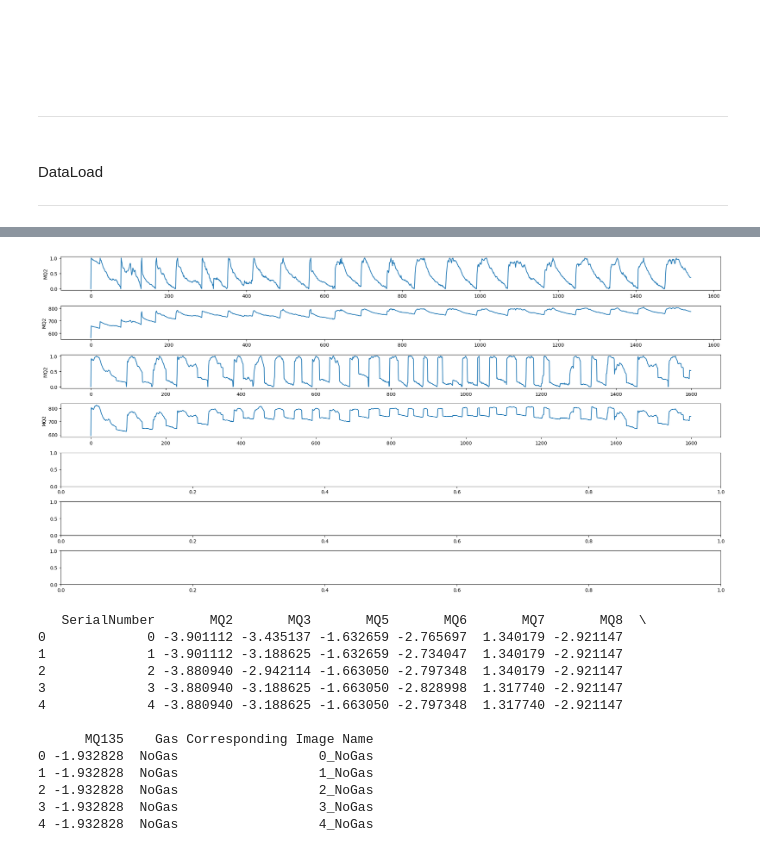
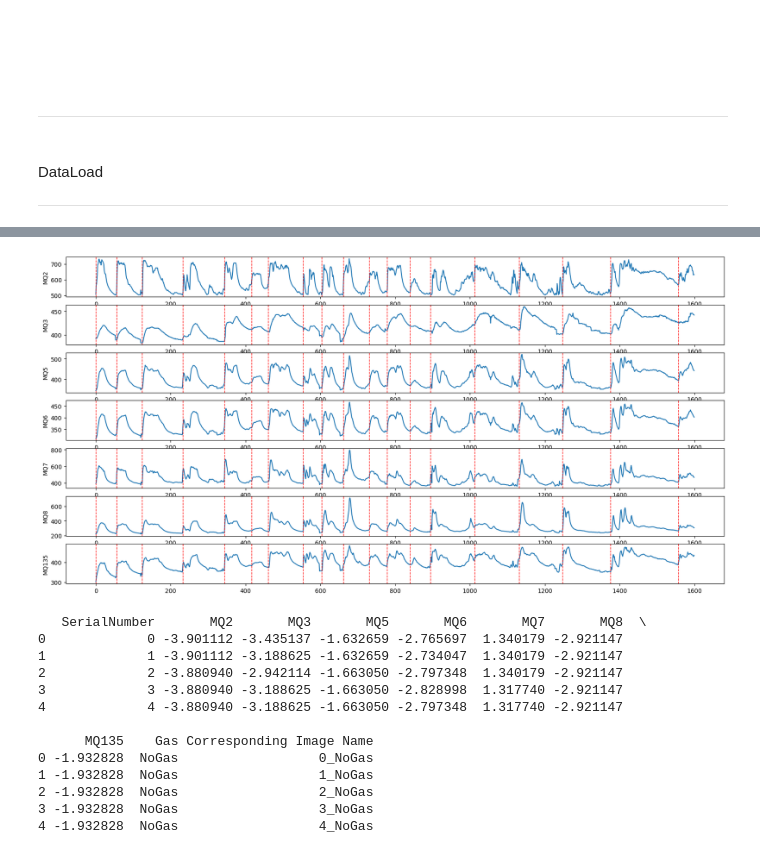
Before and after one commit to Wlsghdh/GasLeakage-MultiModal-MTF, a Jupyter notebook: Untitled1.ipynb, the cells around one changed output, grey strips where cells are left out. Cells and saved outputs as stored; diff of their text form; code cells hidden in the pictures.

```diff
--- a/Untitled1.ipynb
+++ b/Untitled1.ipynb
@@ -110,91 +40,34 @@ for i in range(7):
 # %%
-sensor = pd.read_csv('/data2/project/2025summer/jjh0709/Data/zkwgkjkjn9-2/Gas Sensors Measurements/Gas_Sensors_Measurements.csv')
+sensor_df = pd.read_csv('/data2/project/2025summer/jjh0709/Data/zkwgkjkjn9-2/Gas Sensors Measurements/Gas_Sensors_Measurements.csv')
 
-data = sensor[sensor['Gas']=='NoGas']
-data = data.reset_index()
+Mixture = sensor_df[sensor_df['Gas']=='Mixture']
 
-data = data[['MQ2','MQ3','MQ5','MQ6','MQ7','MQ8','MQ135','Serial Number']]
 
-# data = data[['MQ2','MQ3','MQ5','MQ6','MQ7','MQ8','MQ135']]
+sensor_cols = ['MQ2','MQ3','MQ5','MQ6','MQ7','MQ8','MQ135']
+Mixture = Mixture[sensor_cols]
+
+
 fig, axes = plt.subplots(7, 1, figsize=(20, 10))
 axes = axes.ravel()
-a = pd.read_csv('/data2/project/2025summer/jjh0709/git/GasLeakage-MultiModal-MTF/normalized_NoGas.csv')
-x2 = np.arange(1542)
-x=np.arange(1542)
-x3 = np.arange(1600)
-s = data[data['Serial Number']>=58]
-# data = data[['MQ2','MQ3','MQ5','MQ6','MQ7','MQ8','MQ135']]
-
-_=sns.lineplot(data=a,x=x,y=a['MQ2'],ax=axes[0])
-_=sns.lineplot(data=s,x=x2,y=s['MQ2'],ax=axes[1])
 
 
-sensor = pd.read_csv('/data2/project/2025summer/jjh0709/Data/zkwgkjkjn9-2/Gas Sensors Measurements/Gas_Sensors_Measurements.csv')
-datas = sensor[sensor['Gas']=='Perfume']
-datas = datas.reset_index()
+serial_seq=np.arange(len(Mixture))
 
-v = pd.read_csv('/data2/project/2025summer/jjh0709/git/GasLeakage-MultiModal-MTF/normalized_Perfume.csv')
-_=sns.lineplot(data=v, x=x3,y=v['MQ2'],ax=axes[2])
-
-_=sns.lineplot(data=datas,x=x3,y=datas['MQ2'],ax=axes[3])
+def lineplots(Gas,Mixture_starts = [0, 55, 124, 232, 344, 416, 461, 554, 604,661, 731, 778, 840, 894,1012, 1131, 1247, 1375, 1557]):
+    _=sns.lineplot(data=Mixture,x=serial_seq,y=Mixture['MQ2'],ax=axes[0])
+    _=sns.lineplot(data=Mixture,x=serial_seq,y=Mixture['MQ3'],ax=axes[1])
+    _=sns.lineplot(data=Mixture,x=serial_seq,y=Mixture['MQ5'],ax=axes[2])
+    _=sns.lineplot(data=Mixture,x=serial_seq,y=Mixture['MQ6'],ax=axes[3])
+    _=sns.lineplot(data=Mixture,x=serial_seq,y=Mixture['MQ7'],ax=axes[4])
+    _=sns.lineplot(data=Mixture,x=serial_seq,y=Mixture['MQ8'],ax=axes[5])
+    _=sns.lineplot(data=Mixture,x=serial_seq,y=Mixture['MQ135'],ax=axes[6])
 
 
+    for i in range(7):
+        for j in Mixture_starts:
+            _=axes[i].axvline(x=j,color='r',linestyle='--',linewidth=1)
 
-
-###
-'''for i in range(2):
-    _=axes[i].axvline(x=58,color='r',linestyle='--',linewidth=2)
-for i in range(2):
-    _=axes[i].axvline(x=81,color='r',linestyle='--',linewidth=2)
-for i in range(2):
-    _=axes[i].axvline(x=135,color='r',linestyle='--',linewidth=2)
-for i in range(2):
-    _=axes[i].axvline(x=187,color='r',linestyle='--',linewidth=2)
-for i in range(2):
-    _=axes[i].axvline(x=224,color='r',linestyle='--',linewidth=2)
-for i in range(2):
-    _=axes[i].axvline(x=277,color='r',linestyle='--',linewidth=2)
-for i in range(2):
-    _=axes[i].axvline(x=373,color='r',linestyle='--',linewidth=2)
-for i in range(2):
-    _=axes[i].axvline(x=343,color='r',linestyle='--',linewidth=2)
-for i in range(2):
-    _=axes[i].axvline(x=411,color='r',linestyle='--',linewidth=2)
-for i in range(2):
-    _=axes[i].axvline(x=475,color='r',linestyle='--',linewidth=2)
-for i in range(2):
-    _=axes[i].axvline(x=544,color='r',linestyle='--',linewidth=2)
-for i in range(2):
-    _=axes[i].axvline(x=619,color='r',linestyle='--',linewidth=2)
-for i in range(2):
-    _=axes[i].axvline(x=684,color='r',linestyle='--',linewidth=2)
-for i in range(2):
-    _=axes[i].axvline(x=752,color='r',linestyle='--',linewidth=2)
-for i in range(2):
-    _=axes[i].axvline(x=818,color='r',linestyle='--',linewidth=2)
-for i in range(2):
-    _=axes[i].axvline(x=890,color='r',linestyle='--',linewidth=2)
-for i in range(2):
-    _=axes[i].axvline(x=972,color='r',linestyle='--',linewidth=2)
-for i in range(2):
-    _=axes[i].axvline(x=972,color='r',linestyle='--',linewidth=2)
-for i in range(2):
-    _=axes[i].axvline(x=0,color='r',linestyle='--',linewidth=2)
-for i in range(2):
-    _=axes[i].axvline(x=1051,color='r',linestyle='--',linewidth=2)
-for i in range(2):
-    _=axes[i].axvline(x=1129,color='r',linestyle='--',linewidth=2)
-for i in range(2):
-    _=axes[i].axvline(x=1303,color='r',linestyle='--',linewidth=2)
-for i in range(2):
-    _=axes[i].axvline(x=1392,color='r',linestyle='--',linewidth=2)
-for i in range(2):
-    _=axes[i].axvline(x=1464,color='r',linestyle='--',linewidth=2)
-for i in range(2):
-    _=axes[i].axvline(x=1533,color='r',linestyle='--',linewidth=2)
-for i in range(2):
-    _=axes[i].axvline(x=1223,color='r',linestyle='--',linewidth=2)'''
-
-fig.tight_layout()
+    return None
+lineplots(Mixture)
 # %% [output]
-[figure, old version]
+[figure, new version]
```
Also changed, not shown: parts of 2 cells of this notebook.
